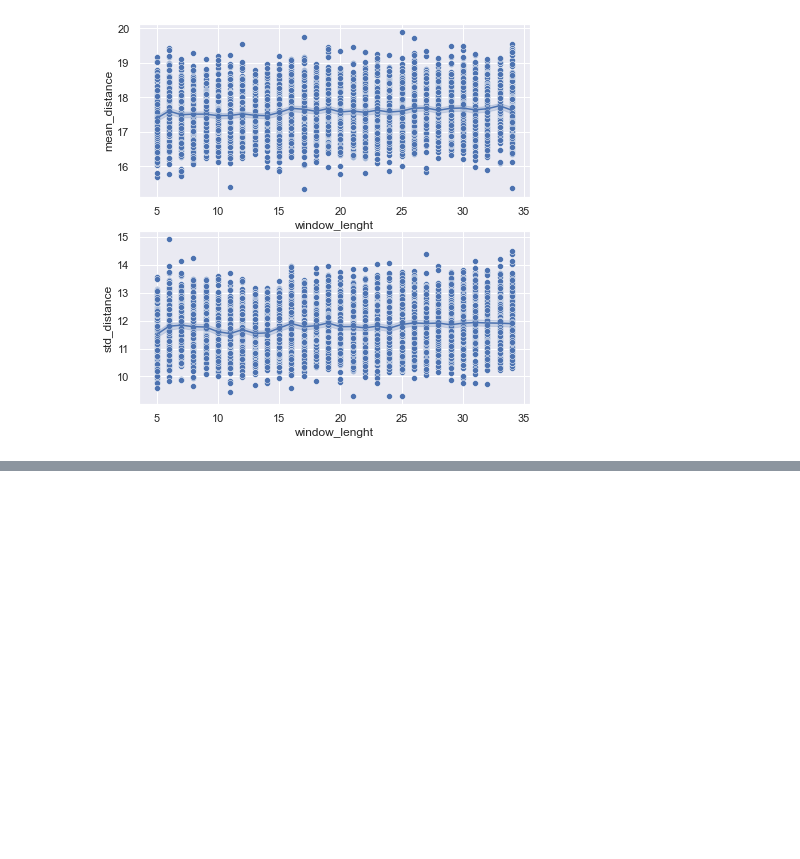
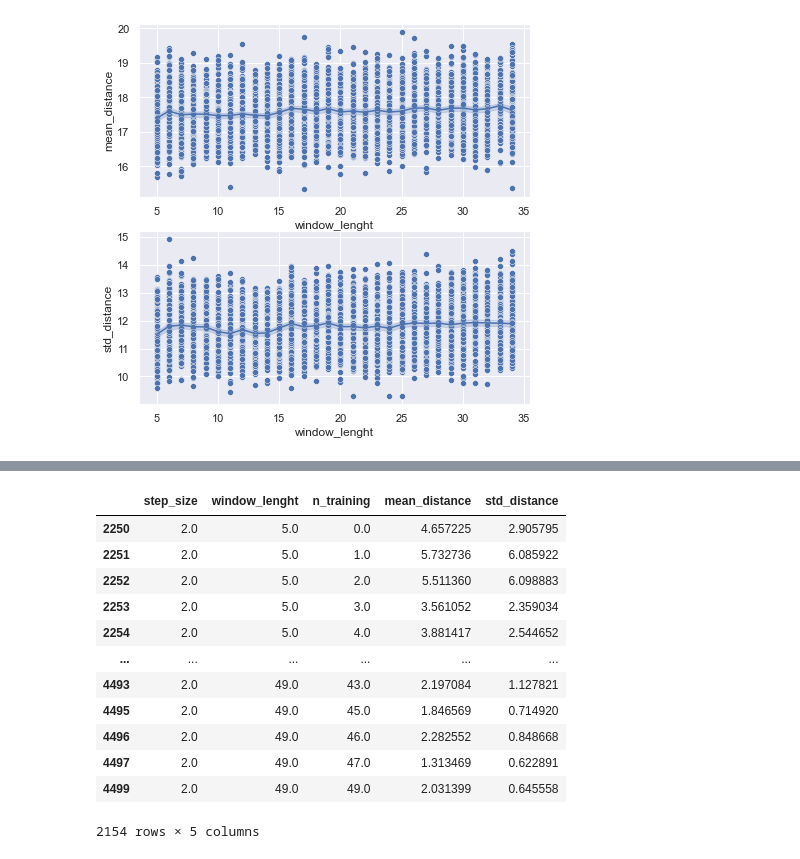
Before and after one commit to PolarWandering/Young_CEED, a Jupyter notebook: Cross-Validation.ipynb, the cells around one changed output, grey strips where cells are left out. Saved outputs shown, nothing was run; the diff lists cells and outputs as text; code cells hidden in the pictures; blank space fills up the shorter version.

```diff
--- a/Cross-Validation.ipynb
+++ b/Cross-Validation.ipynb
@@ -310,0 +418,16 @@ sns.lineplot(x="window_lenght", y="std_distance",
+# %%
+df[df['mean_distance'].between(1, 14.5)]
+# %% [output]
+|  | step_size | window_lenght | n_training | mean_distance | std_distance |
+| 2250 | 2.0 | 5.0 | 0.0 | 4.657225 | 2.905795 |
+| 2251 | 2.0 | 5.0 | 1.0 | 5.732736 | 6.085922 |
+| 2252 | 2.0 | 5.0 | 2.0 | 5.511360 | 6.098883 |
+| 2253 | 2.0 | 5.0 | 3.0 | 3.561052 | 2.359034 |
+| 2254 | 2.0 | 5.0 | 4.0 | 3.881417 | 2.544652 |
+| ... | ... | ... | ... | ... | ... |
+| 4493 | 2.0 | 49.0 | 43.0 | 2.197084 | 1.127821 |
+| 4495 | 2.0 | 49.0 | 45.0 | 1.846569 | 0.714920 |
+| 4496 | 2.0 | 49.0 | 46.0 | 2.282552 | 0.848668 |
+| 4497 | 2.0 | 49.0 | 47.0 | 1.313469 | 0.622891 |
+| 4499 | 2.0 | 49.0 | 49.0 | 2.031399 | 0.645558 |
+2154 rows × 5 columns
```
Also changed, not shown: parts of 6 cells of this notebook.
